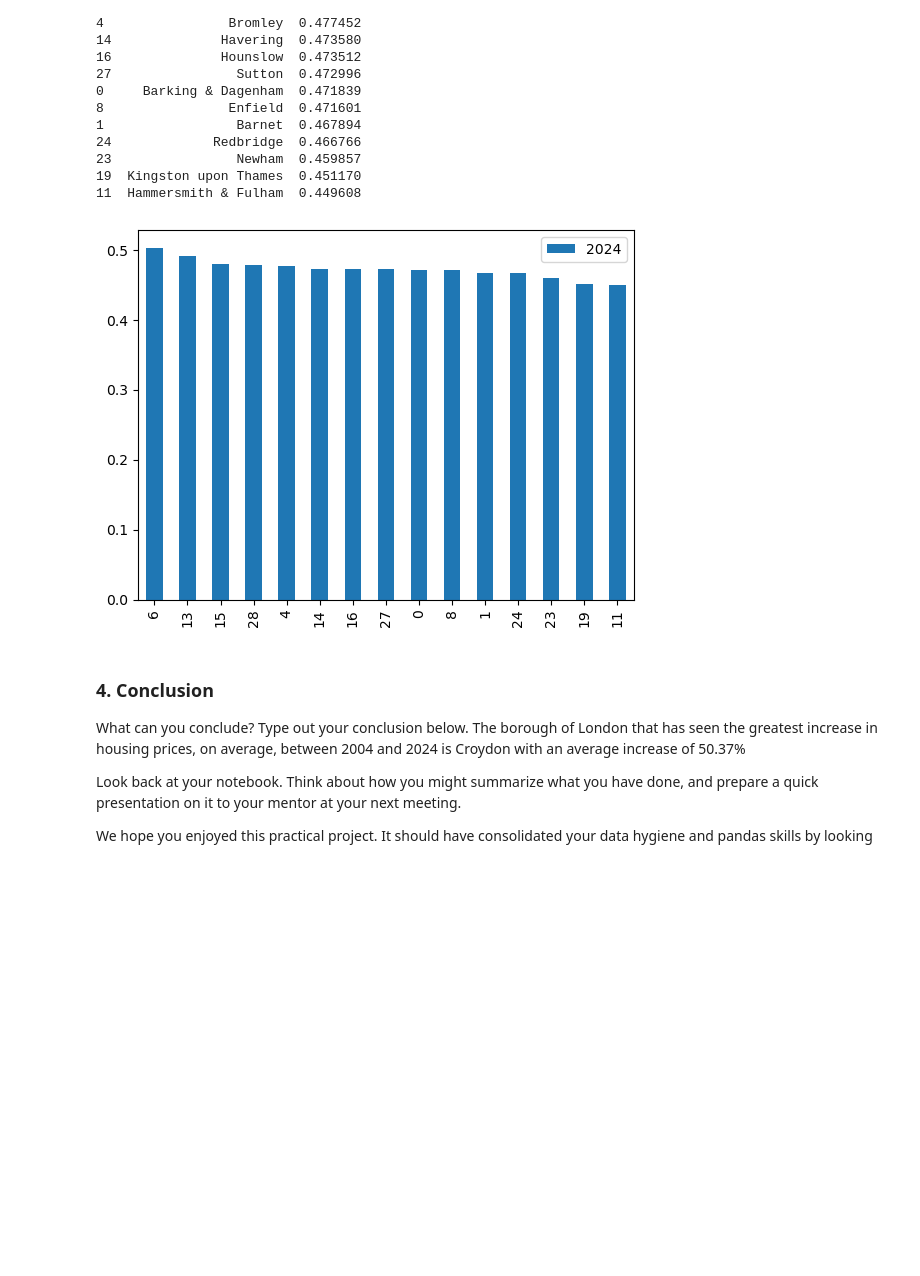
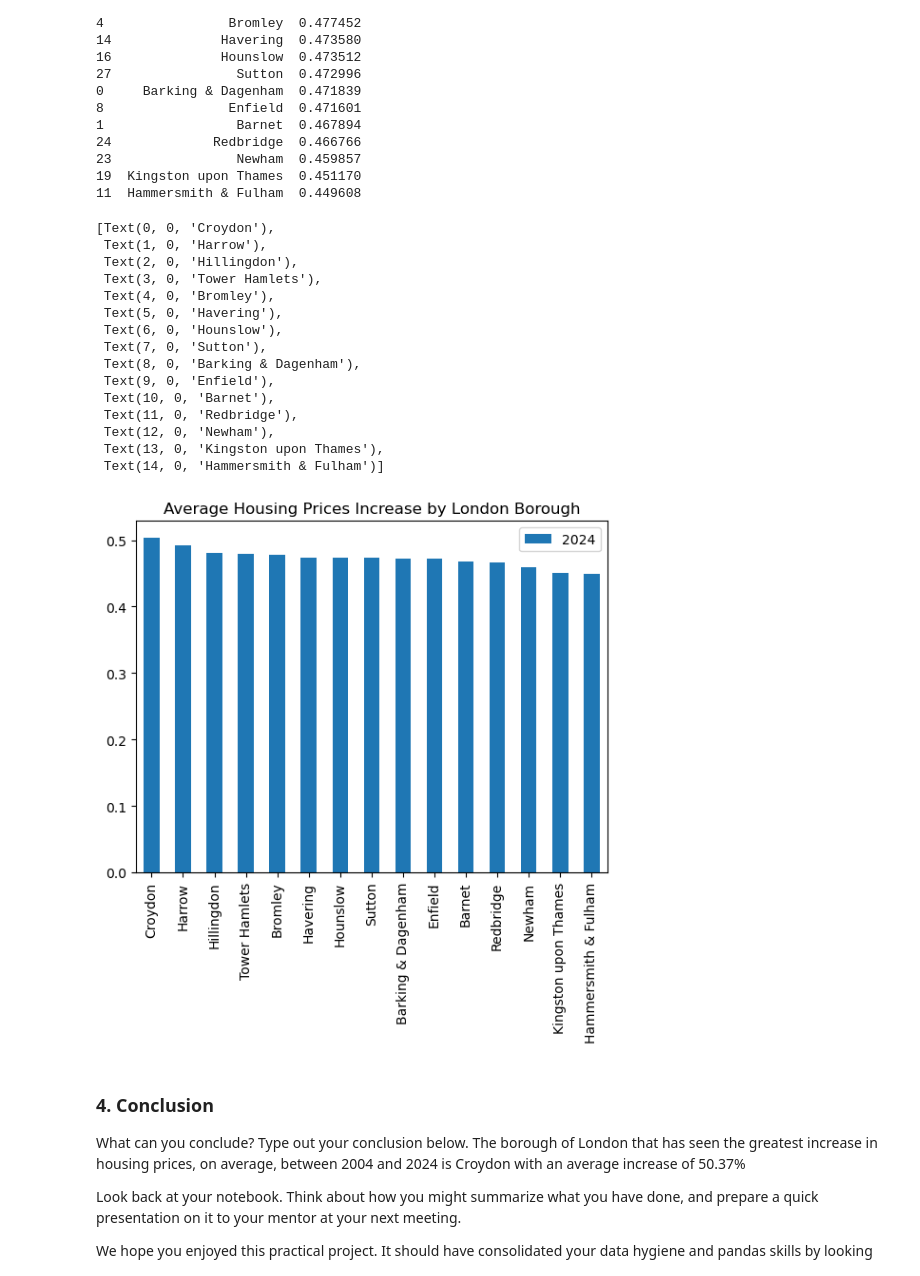
Before and after one commit to younesnyc/YA_rep, a Jupyter notebook: Unit4ChallengeTier3Younes.ipynb, the cells around one changed output. Saved outputs shown, nothing was run; the diff lists cells and outputs as text; code cells hidden in the pictures; blank space fills up the shorter version.

```diff
--- a/Unit4ChallengeTier3Younes.ipynb
+++ b/Unit4ChallengeTier3Younes.ipynb
@@ -443,9 +443,25 @@ print(top15)
 19  Kingston upon Thames  0.451170
 11  Hammersmith & Fulham  0.449608
 # %%
-ax_top = top15[['London_Borough','2024']].plot(kind='bar')
+ax_top = top15[['London_Borough','2024']].plot(kind='bar',title='Average Housing Prices Increase by London Borough')
+ax_top.set_xticklabels(top15.London_Borough)
 # %% [output]
+[Text(0, 0, 'Croydon'),
+ Text(1, 0, 'Harrow'),
+ Text(2, 0, 'Hillingdon'),
+ Text(3, 0, 'Tower Hamlets'),
+ Text(4, 0, 'Bromley'),
+ Text(5, 0, 'Havering'),
+ Text(6, 0, 'Hounslow'),
+ Text(7, 0, 'Sutton'),
+ Text(8, 0, 'Barking & Dagenham'),
+ Text(9, 0, 'Enfield'),
+ Text(10, 0, 'Barnet'),
+ Text(11, 0, 'Redbridge'),
+ Text(12, 0, 'Newham'),
+ Text(13, 0, 'Kingston upon Thames'),
+ Text(14, 0, 'Hammersmith & Fulham')]
-[figure, old version]
+[figure, new version]
 # %% [markdown]
 ### 4. Conclusion
 What can you conclude? Type out your conclusion below.
```
